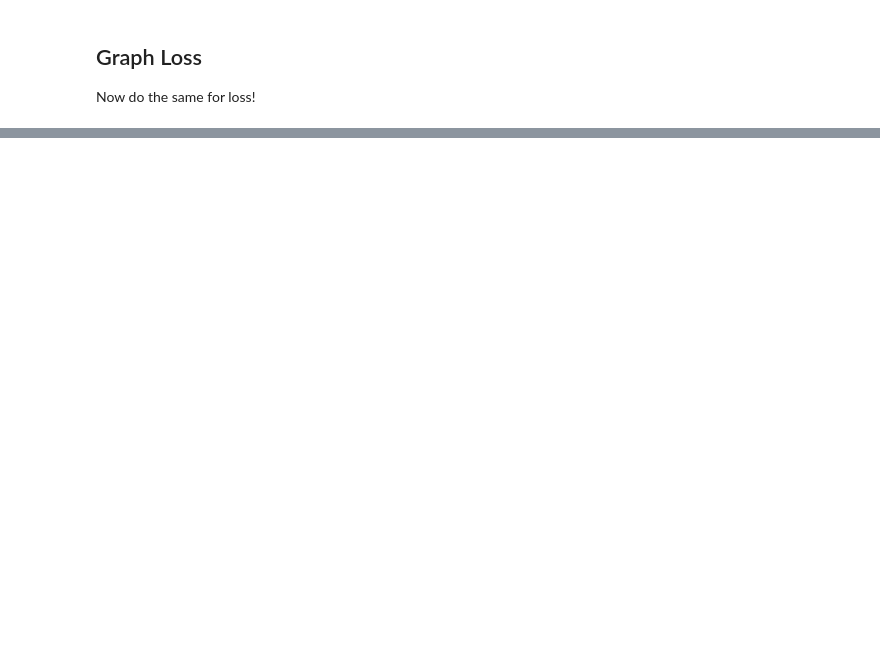
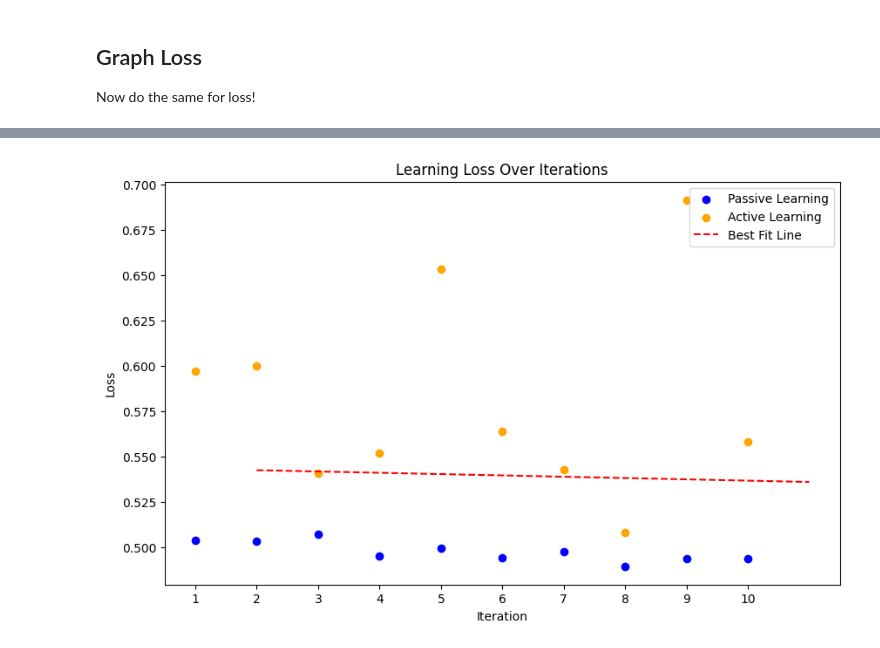
Before and after one commit to cmh02/HSSFLDON, a Jupyter notebook: results/HSSFLDON_DisplayResults.ipynb, the cells around one changed output, grey strips where cells are left out. Saved outputs shown, nothing was run; the diff lists cells and outputs as text; code cells hidden in the pictures; blank space fills up the shorter version.

```diff
--- a/results/HSSFLDON_DisplayResults.ipynb
+++ b/results/HSSFLDON_DisplayResults.ipynb
@@ -98,0 +177,4 @@ plt.show()
+# %%
+plotLosses(v2Results)
+# %% [output]
+[figure, added]
```
Also changed, not shown: parts of 13 cells of this notebook, 1 other file.
